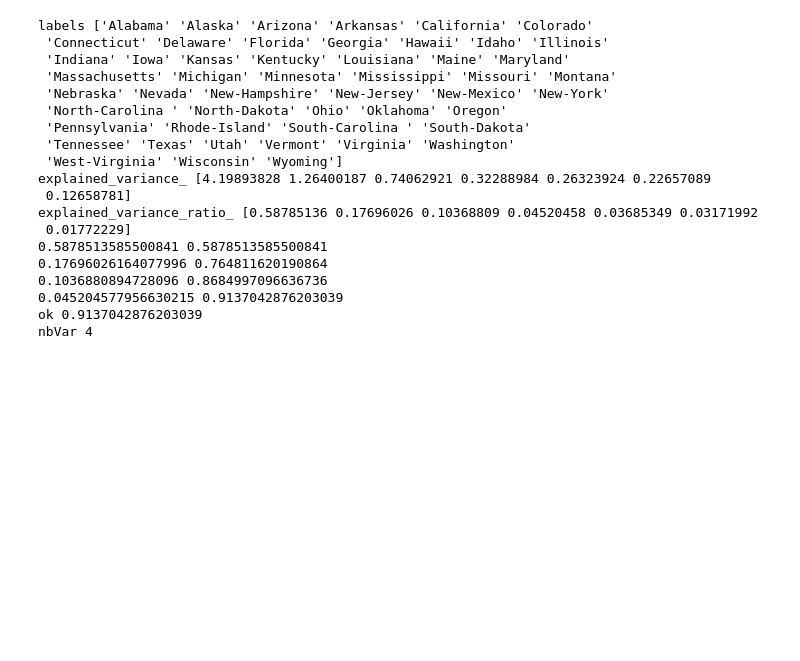
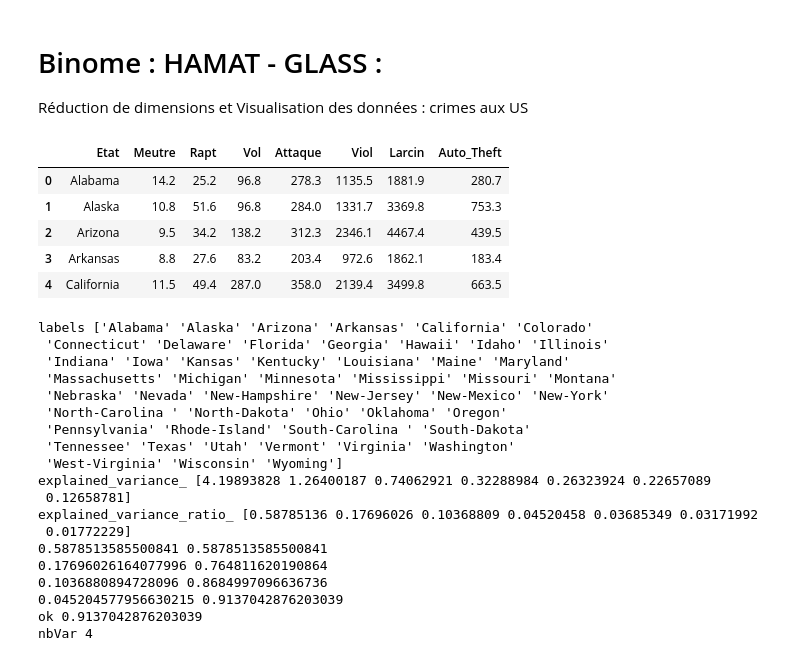
Before and after one commit to Affadine/unsupervised_learning, a Jupyter notebook: TP1_HAMAT_GLASS_Crimes.ipynb, the cells around one changed output. Saved outputs shown, nothing was run; the diff lists cells and outputs as text; code cells hidden in the pictures; blank space fills up the shorter version.

```diff
--- a/TP1_HAMAT_GLASS_Crimes.ipynb
+++ b/TP1_HAMAT_GLASS_Crimes.ipynb
@@ -1,3 +1,7 @@
+# %% [markdown]
+#  Binome : HAMAT - GLASS :
+
+Réduction de dimensions et Visualisation des données : crimes aux US
 # %%
 import numpy as np
 np.set_printoptions(threshold=10000,suppress=True)
@@ -5,4 +9,14 @@ import pandas as pd
 import warnings
 import matplotlib.pyplot as plt
 warnings.filterwarnings('ignore')
+# %%
+data = pd.read_csv('./crimes.csv', sep=';')
+data.head()
+# %% [output]
+|  | Etat | Meutre | Rapt | Vol | Attaque | Viol | Larcin | Auto_Theft |
+| 0 | Alabama | 14.2 | 25.2 | 96.8 | 278.3 | 1135.5 | 1881.9 | 280.7 |
+| 1 | Alaska | 10.8 | 51.6 | 96.8 | 284.0 | 1331.7 | 3369.8 | 753.3 |
+| 2 | Arizona | 9.5 | 34.2 | 138.2 | 312.3 | 2346.1 | 4467.4 | 439.5 |
+| 3 | Arkansas | 8.8 | 27.6 | 83.2 | 203.4 | 972.6 | 1862.1 | 183.4 |
+| 4 | California | 11.5 | 49.4 | 287.0 | 358.0 | 2139.4 | 3499.8 | 663.5 |
 # %%
```
Also changed, not shown: parts of 1 cell of this notebook, 1 other file.
